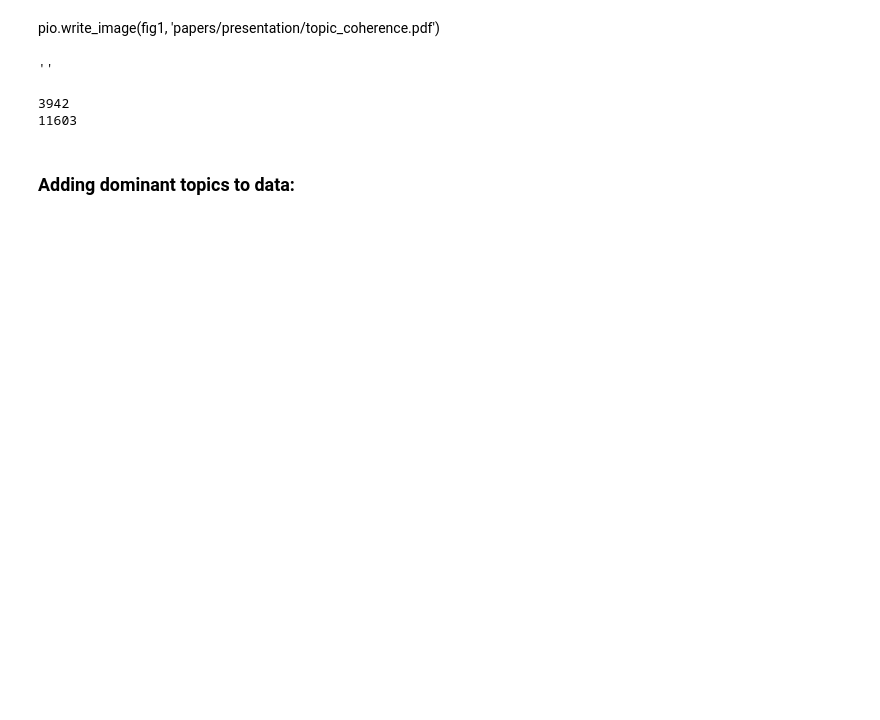
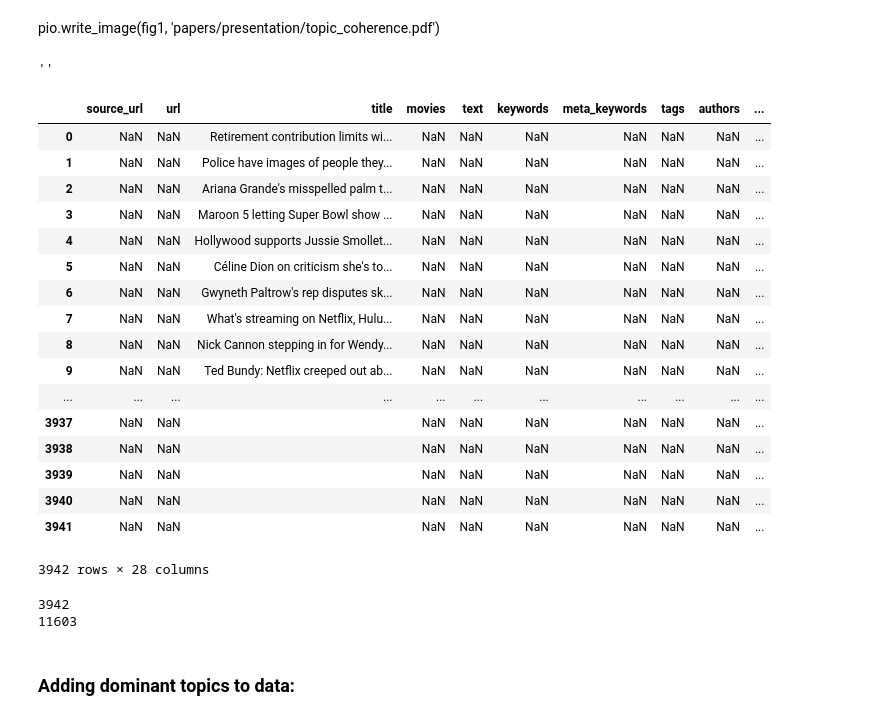
Before and after one commit to AlexanderTyan/NewsBias, a Jupyter notebook: 4_TopicModelling.ipynb, the cells around one changed output. Drawn from its saved outputs; the diff is of its cells as text; code cells hidden in the pictures; blank space fills up the shorter version.

```diff
--- a/4_TopicModelling.ipynb
+++ b/4_TopicModelling.ipynb
@@ -596,6 +488,27 @@ df_cnn['source'] = 'cnn'
 cnn_nodupes_atall_texts_cleaned[-1]
 # %% [output]
 ''
+# %%
+df_cnn
+# %% [output]
+|  | source_url | url | title | movies | text | keywords | meta_keywords | tags | authors | ... |
+| 0 | NaN | NaN | Retirement contribution limits wi... | NaN | NaN | NaN | NaN | NaN | NaN | ... |
+| 1 | NaN | NaN | Police have images of people they... | NaN | NaN | NaN | NaN | NaN | NaN | ... |
+| 2 | NaN | NaN | Ariana Grande's misspelled palm t... | NaN | NaN | NaN | NaN | NaN | NaN | ... |
+| 3 | NaN | NaN | Maroon 5 letting Super Bowl show ... | NaN | NaN | NaN | NaN | NaN | NaN | ... |
+| 4 | NaN | NaN | Hollywood supports Jussie Smollet... | NaN | NaN | NaN | NaN | NaN | NaN | ... |
+| 5 | NaN | NaN | Céline Dion on criticism she's to... | NaN | NaN | NaN | NaN | NaN | NaN | ... |
+| 6 | NaN | NaN | Gwyneth Paltrow's rep disputes sk... | NaN | NaN | NaN | NaN | NaN | NaN | ... |
+| 7 | NaN | NaN | What's streaming on Netflix, Hulu... | NaN | NaN | NaN | NaN | NaN | NaN | ... |
+| 8 | NaN | NaN | Nick Cannon stepping in for Wendy... | NaN | NaN | NaN | NaN | NaN | NaN | ... |
+| 9 | NaN | NaN | Ted Bundy: Netflix creeped out ab... | NaN | NaN | NaN | NaN | NaN | NaN | ... |
+| ... | ... | ... | ... | ... | ... | ... | ... | ... | ... | ... |
+| 3937 | NaN | NaN |  | NaN | NaN | NaN | NaN | NaN | NaN | ... |
+| 3938 | NaN | NaN |  | NaN | NaN | NaN | NaN | NaN | NaN | ... |
+| 3939 | NaN | NaN |  | NaN | NaN | NaN | NaN | NaN | NaN | ... |
+| 3940 | NaN | NaN |  | NaN | NaN | NaN | NaN | NaN | NaN | ... |
+| 3941 | NaN | NaN |  | NaN | NaN | NaN | NaN | NaN | NaN | ... |
+3942 rows × 28 columns
 # %%
 print(len(cnn_nodupes_atall_texts_cleaned))
 print(len(df_master))
```
Also changed, not shown: parts of 100 cells of this notebook, 1 other file.
